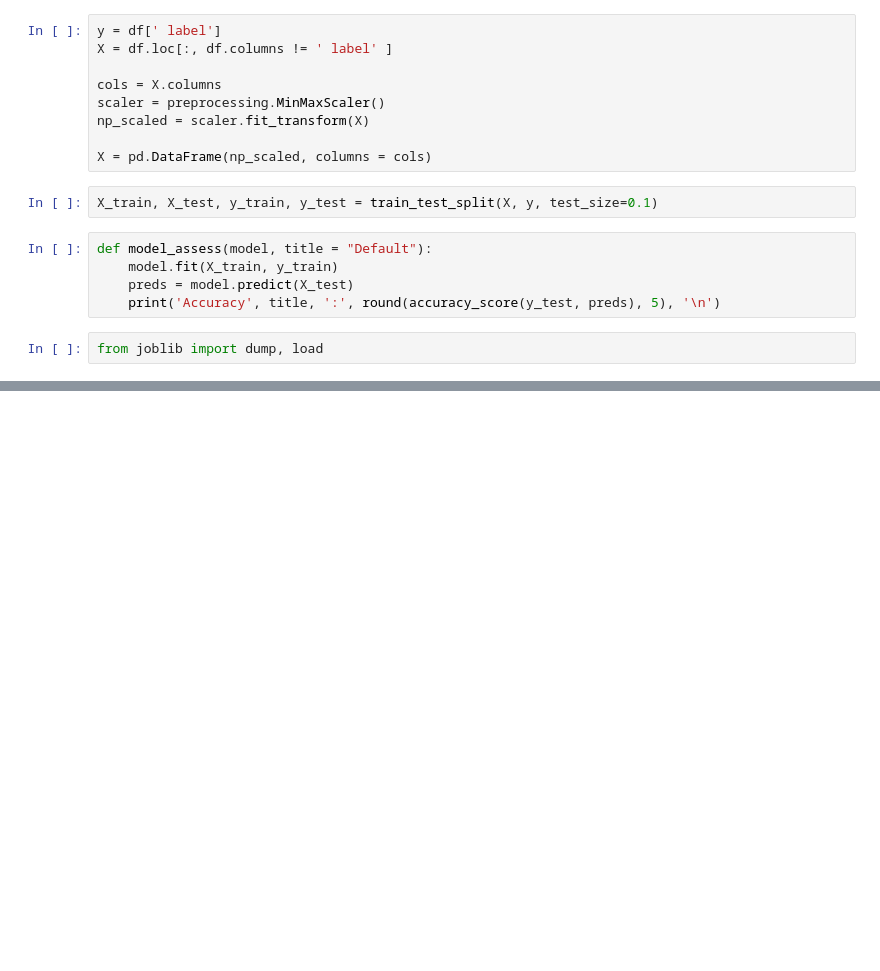
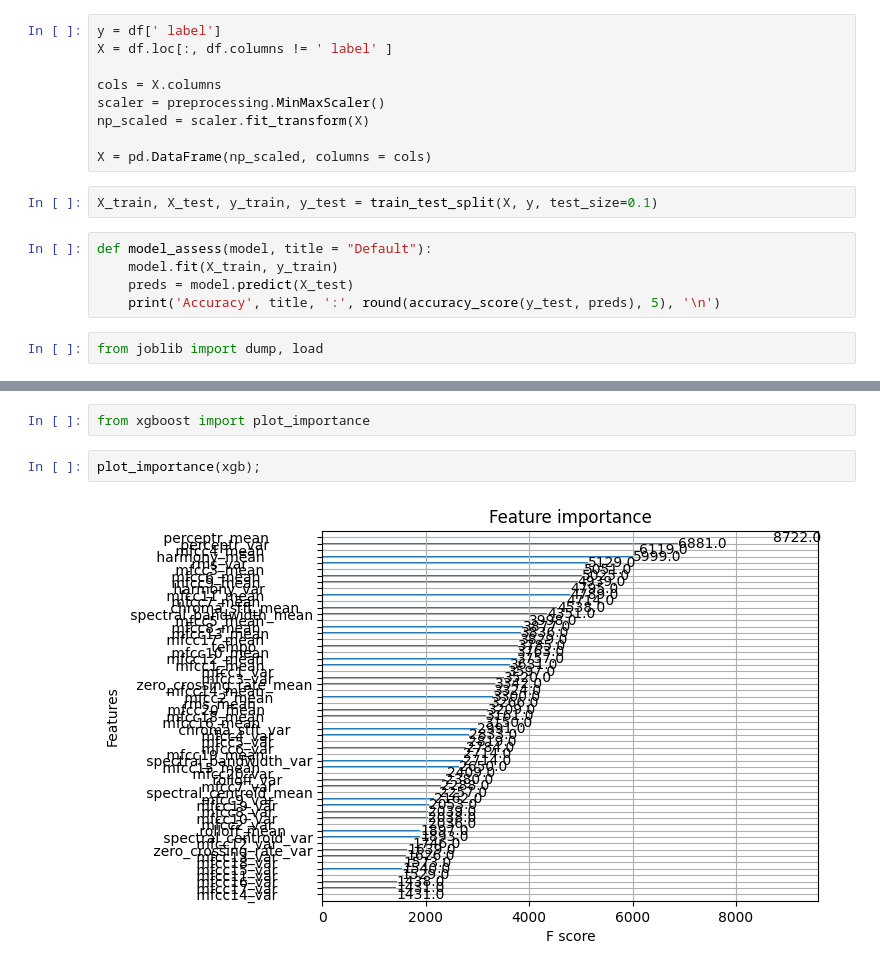
Before and after one commit to lacmih/Genetic_Music_Generating, a Jupyter notebook: genre-classifier/classifier.ipynb, the cells around one changed output, grey strips where cells are left out. Saved outputs shown, nothing was run; the diff lists cells and outputs as text; blank space fills up the shorter version.

```diff
--- a/genre-classifier/classifier.ipynb
+++ b/genre-classifier/classifier.ipynb
@@ -195 +203,7 @@ Accuracy XGB: 0.90791
 ['xgb.joblib']
+# %%
+from xgboost import plot_importance
+# %%
+plot_importance(xgb);
+# %% [output]
+[figure, added]
```
Also changed, not shown: parts of 10 cells of this notebook, 5 other files.
